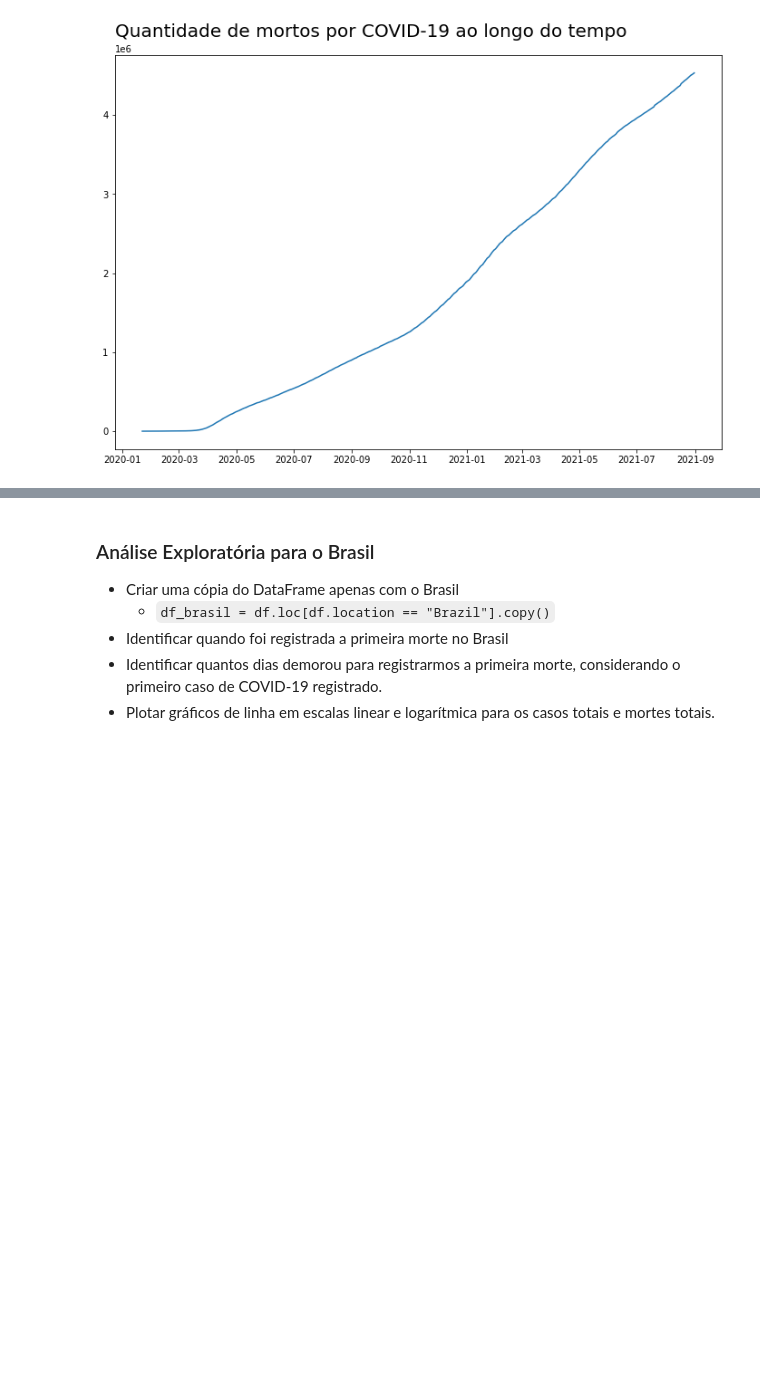
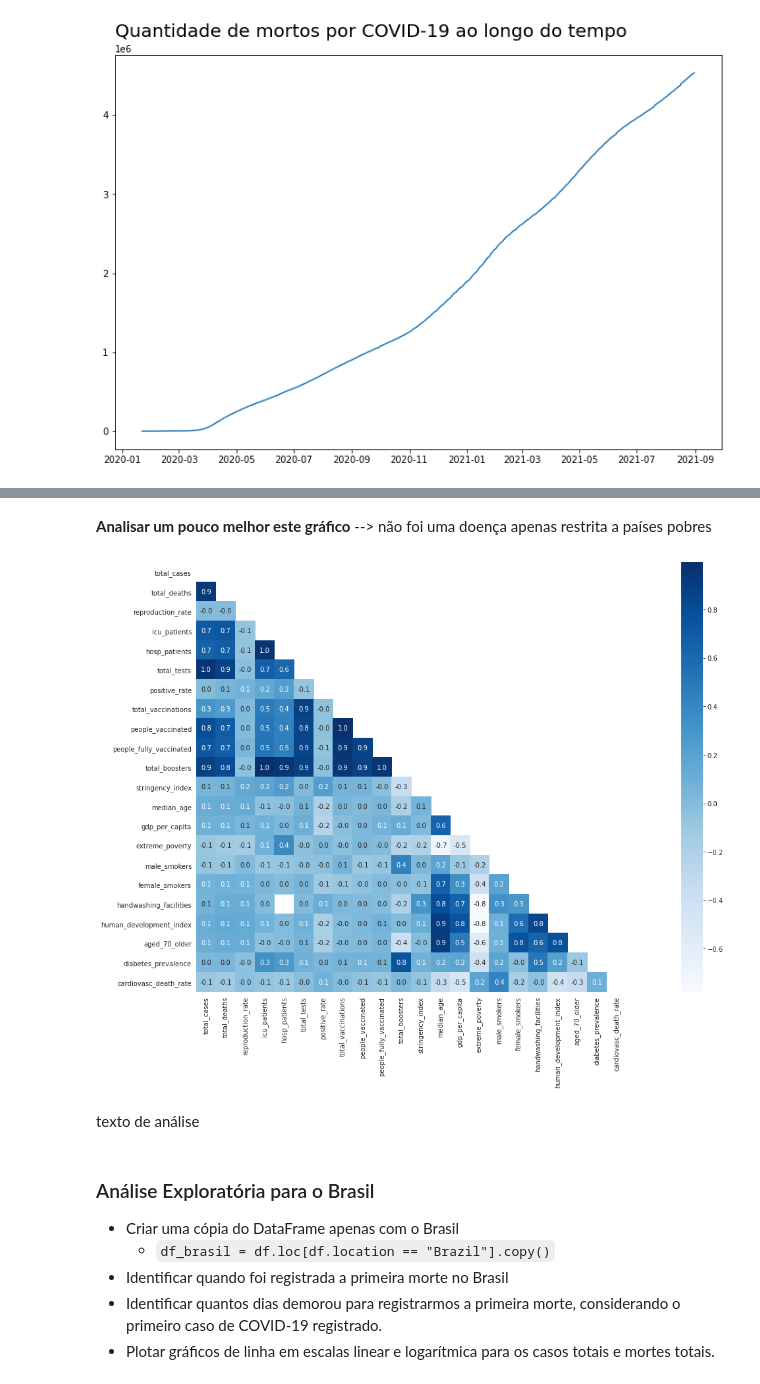
Before and after one commit to FerrazThales/Analysis_COVID_19, a Jupyter notebook: Panorama_da_COVID_19.ipynb, the cells around one changed output, grey strips where cells are left out. Saved outputs shown, nothing was run; the diff lists cells and outputs as text; code cells hidden in the pictures; blank space fills up the shorter version.

```diff
--- a/Panorama_da_COVID_19.ipynb
+++ b/Panorama_da_COVID_19.ipynb
@@ -289,3 +302,26 @@ plt.show();
+# %% [markdown]
+**Analisar um pouco melhor este gráfico**  --> não foi uma doença apenas restrita a países pobres
+# %%
+#Criando uma matriz de correlação para avaliar a "dependência" entre as variáveis
+matriz_de_correlacao = df_lista_sem_continentes[['total_cases','total_deaths','reproduction_rate','icu_patients','hosp_patients','total_tests',
+                                                 'positive_rate','total_vaccinations','people_vaccinated','people_fully_vaccinated',
+                                                 'total_boosters','stringency_index','median_age','gdp_per_capita','extreme_poverty',
+                                                 'male_smokers','female_smokers','handwashing_facilities','human_development_index','aged_70_older',
+                                                 'diabetes_prevalence','cardiovasc_death_rate']].corr()
+
+#criação da máscara de nosso heatmap
+mask = np.zeros_like(matriz_de_correlacao)
+mask[np.triu_indices_from(mask)] = True
+
+#plotando nosso heatmap com a correlação entre as variáveis do dataset
+
+with sns.axes_style('white'):
+  fig,ax = plt.subplots(figsize=(30,12))
+  ax = sns.heatmap(matriz_de_correlacao,mask=mask,square=True,cmap='Blues',annot=True,fmt='.1f')
+# %% [output]
+[figure, added]
+# %% [markdown]
+texto de análise
 # %%
 ## perguntas:
 
```
Also changed, not shown: parts of 10 cells of this notebook.
